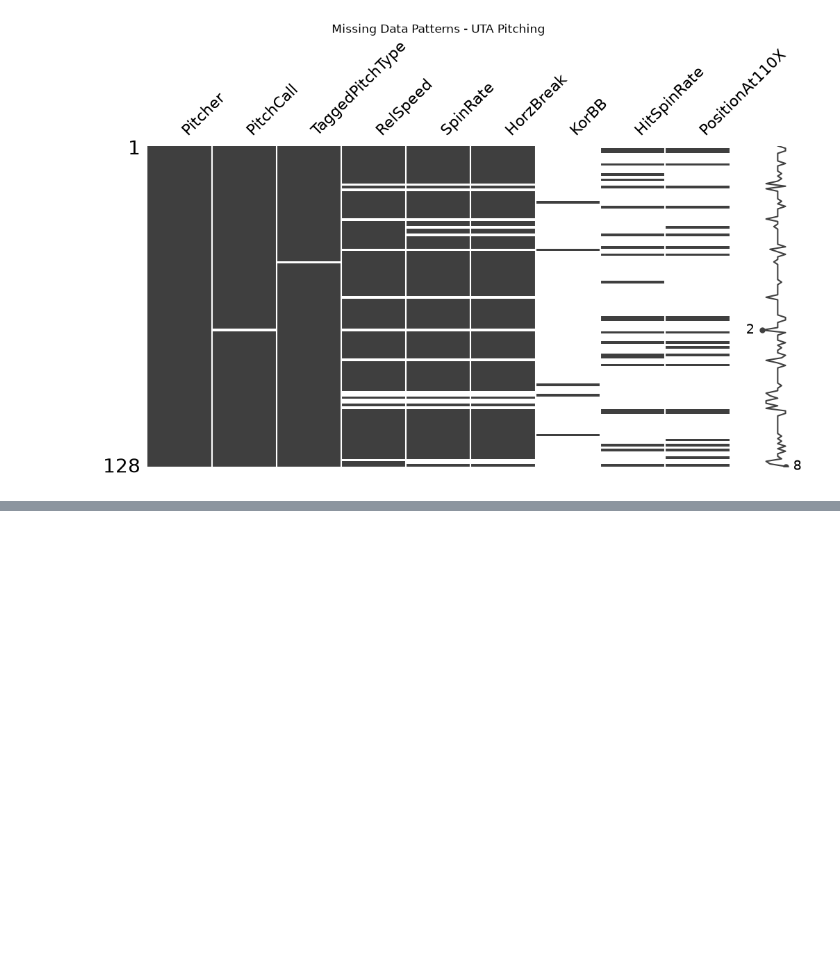
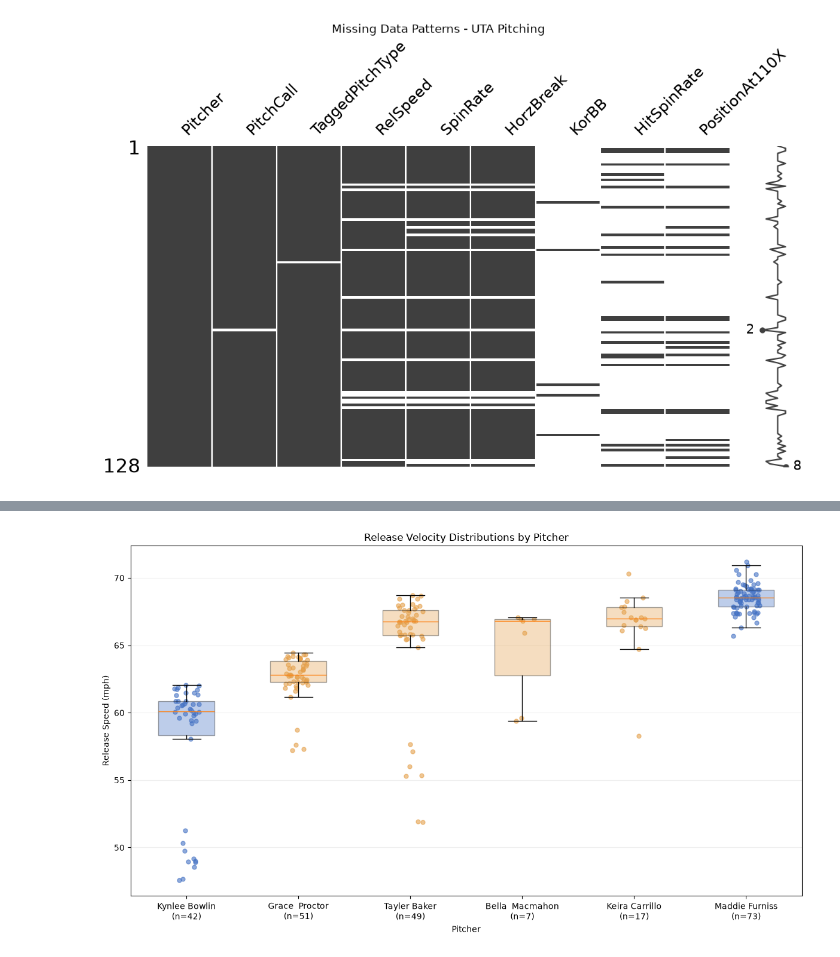
Before and after one commit to mikeSheehey/Tabular_Project_DATA4380, a Jupyter notebook: tabular/soft_stat.ipynb, the cells around one changed output, grey strips where cells are left out. Cells and saved outputs as stored; diff of their text form; code cells hidden in the pictures; blank space fills up the shorter version.

```diff
--- a/tabular/soft_stat.ipynb
+++ b/tabular/soft_stat.ipynb
@@ -222,0 +786,89 @@ plt.show()
+# %%
+
+# Cell 14: Velocity distribution by pitcher
+
+import numpy as np
+import matplotlib.pyplot as plt
+
+# Order pitchers by median velocity
+pitcher_order = velocity_by_pitcher.index.tolist()
+
+# Collect velocity measurements for each pitcher
+velocity_groups = [
+    velocity_df.loc[
+        velocity_df["Pitcher"] == pitcher,
+        "RelSpeed"
+    ].to_numpy()
+    for pitcher in pitcher_order
+]
+
+# Identify each pitcher's team
+pitcher_teams = (
+    velocity_df.drop_duplicates(subset="Pitcher")
+    .set_index("Pitcher")["PitcherTeam"]
+)
+
+# Create plot
+fig, ax = plt.subplots(figsize=(12, 7))
+
+bp = ax.boxplot(
+    velocity_groups,
+    positions=range(1, len(pitcher_order) + 1),
+    patch_artist=True,
+    showfliers=False,
+    widths=0.5
+)
+
+# Color boxes according to team
+team_colors = {
+    "Uta fall 25": "#4472C4",
+    "South dakota state [sou03:2025]": "#E5A04B"
+}
+
+rng = np.random.default_rng(42)
+
+for i, pitcher in enumerate(pitcher_order):
+
+    team = pitcher_teams.loc[pitcher]
+    color = team_colors[team]
+
+    # Color corresponding box
+    bp["boxes"][i].set_facecolor(color)
+    bp["boxes"][i].set_alpha(0.35)
+
+    # Overlay actual recorded pitches
+    velocities = velocity_groups[i]
+
+    jitter = rng.uniform(
+        -0.12, 0.12, size=len(velocities)
+    )
+
+    ax.scatter(
+        np.full(len(velocities), i + 1) + jitter,
+        velocities,
+        color=color,
+        alpha=0.6,
+        s=25
+    )
+
+# Include sample sizes in axis labels
+labels = [
+    f"{pitcher}\n(n={len(velocity_groups[i])})"
+    for i, pitcher in enumerate(pitcher_order)
+]
+
+ax.set_xticks(
+    range(1, len(pitcher_order) + 1),
+    labels
+)
+
+ax.set_ylabel("Release Speed (mph)")
+ax.set_xlabel("Pitcher")
+ax.set_title("Release Velocity Distributions by Pitcher")
+
+ax.grid(axis="y", alpha=0.2)
+
+plt.tight_layout()
+plt.show()
+# %% [output]
+[figure, added]
```
Also changed, not shown: parts of 26 cells of this notebook.
